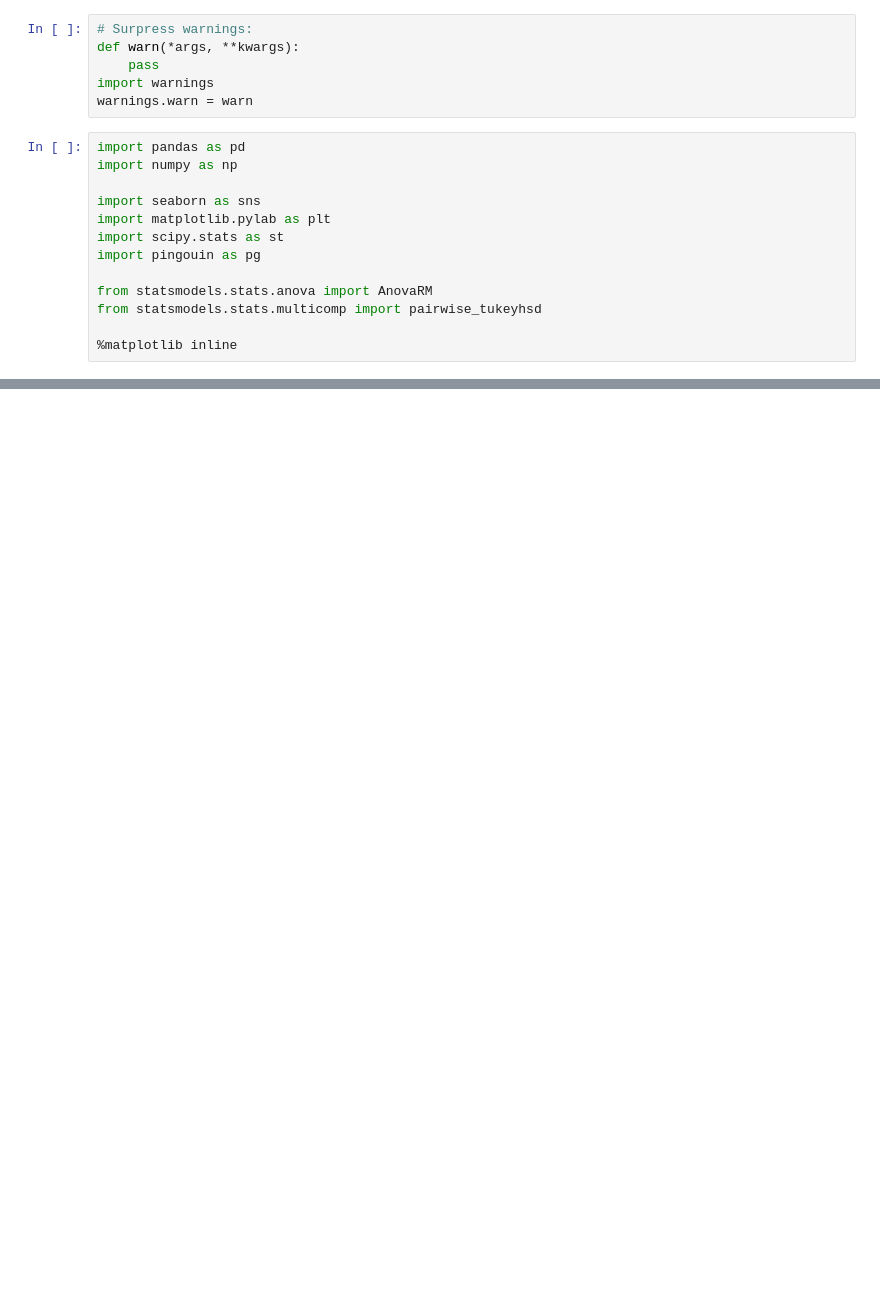
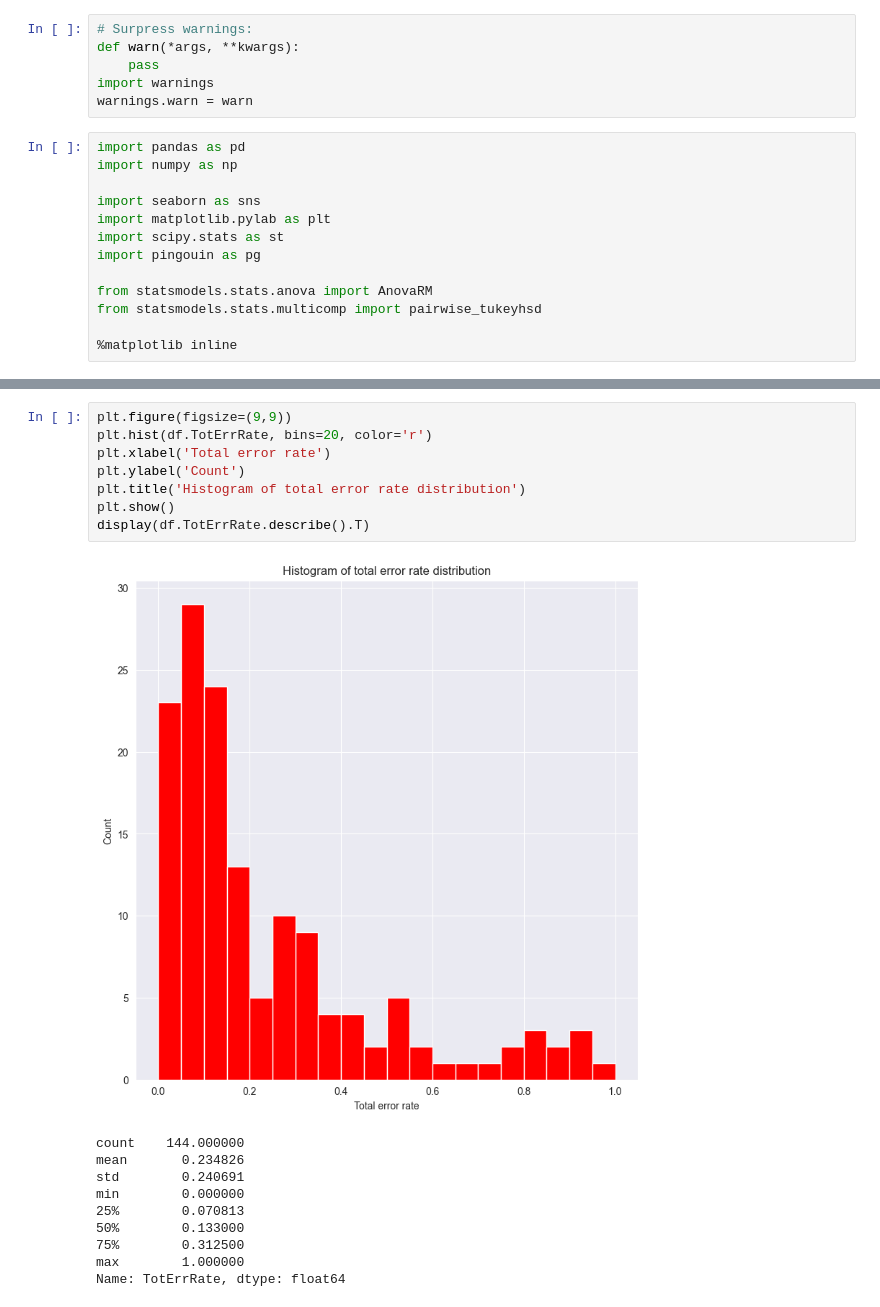
Before and after one commit to File500/HCI_Project_, a Jupyter notebook: HCI_Proj/HCI_EDA.ipynb, the cells around one changed output, grey strips where cells are left out. Drawn from its saved outputs; the diff is of its cells as text; blank space fills up the shorter version.

```diff
--- a/HCI_Proj/HCI_EDA.ipynb
+++ b/HCI_Proj/HCI_EDA.ipynb
@@ -119,0 +139,19 @@ Free-roam Left-Right  -0.2016 0.0015 -0.3217 -0.0815   True
+# %%
+plt.figure(figsize=(9,9))
+plt.hist(df.TotErrRate, bins=20, color='r')
+plt.xlabel('Total error rate')
+plt.ylabel('Count')
+plt.title('Histogram of total error rate distribution')
+plt.show()
+display(df.TotErrRate.describe().T)
+# %% [output]
+[figure, added]
+count    144.000000
+mean       0.234826
+std        0.240691
+min        0.000000
+25%        0.070813
+50%        0.133000
+75%        0.312500
+max        1.000000
+Name: TotErrRate, dtype: float64
```
Also changed, not shown: parts of 19 cells of this notebook.
